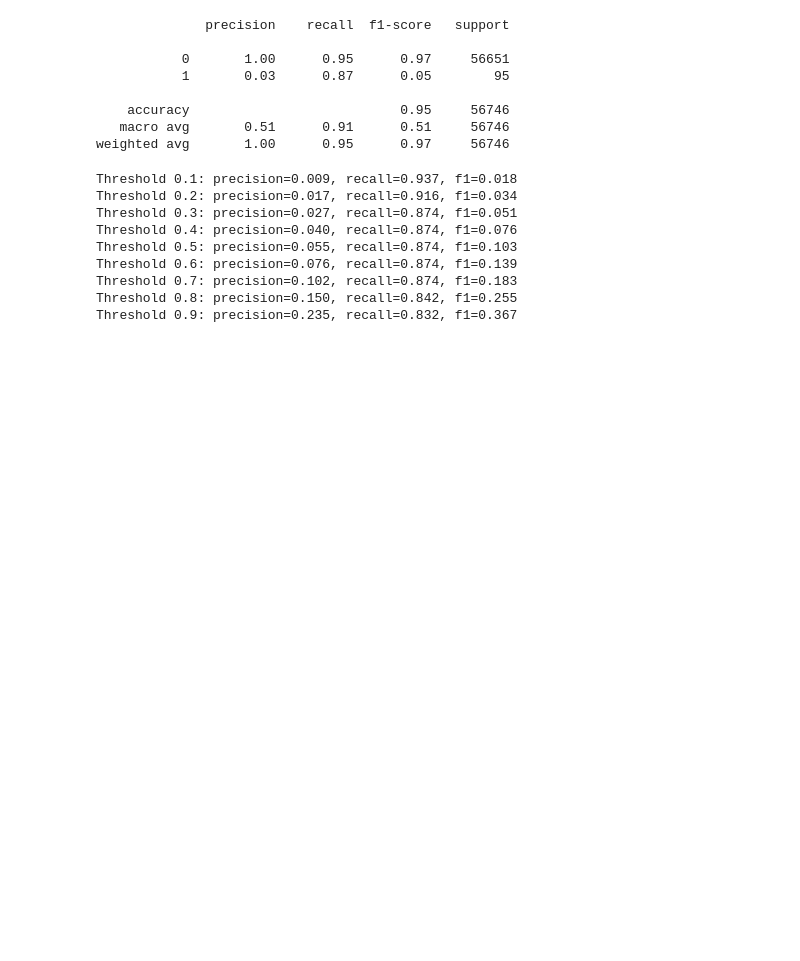
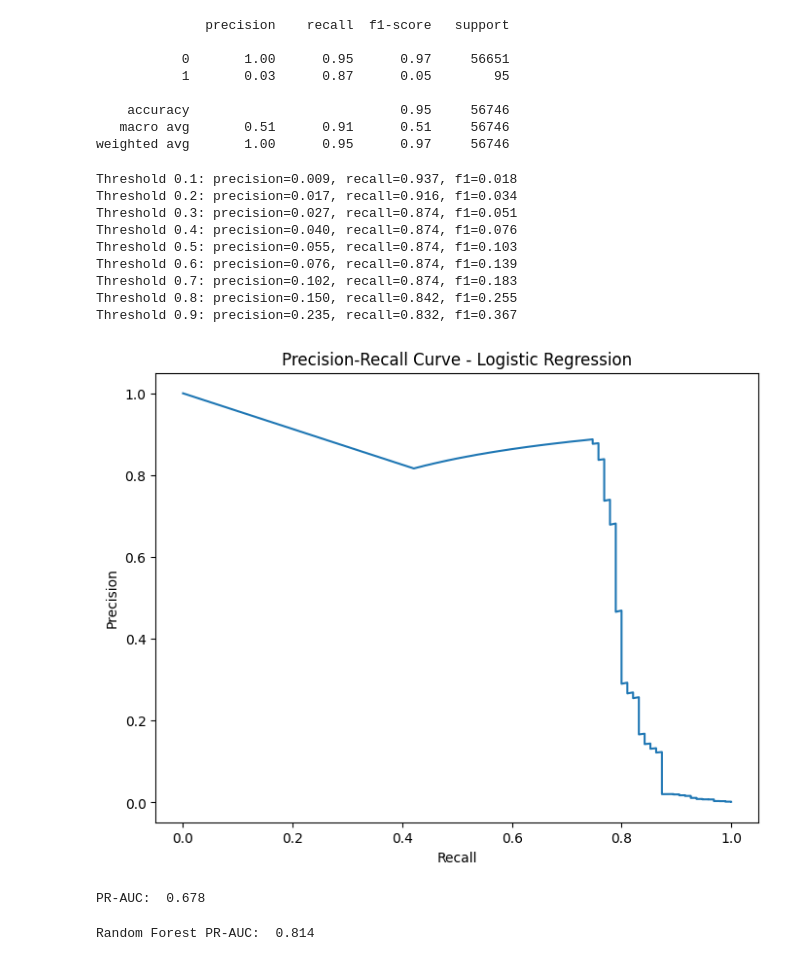
Before and after one commit to aevanss/credit-fraud-detection, a Jupyter notebook: notebooks/eda.ipynb, the cells around one changed output. Cells and saved outputs as stored; diff of their text form; code cells hidden in the pictures; blank space fills up the shorter version.

Commit message:
Train Random Forest, compare PR-AUC and threshold tradeoffs vs logistic regression

```diff
--- a/notebooks/eda.ipynb
+++ b/notebooks/eda.ipynb
@@ -340,3 +340,23 @@ Threshold 0.6: precision=0.076, recall=0.874, f1=0.139
 Threshold 0.7: precision=0.102, recall=0.874, f1=0.183
 Threshold 0.8: precision=0.150, recall=0.842, f1=0.255
 Threshold 0.9: precision=0.235, recall=0.832, f1=0.367
+# %%
+from sklearn.metrics import precision_recall_curve
+
+precisions, recalls, pr_thresholds = precision_recall_curve(y_test, y_proba_fraud) # this does automatically, at a much finer resolution, exactly what 9 threshold maunal loop did
+
+plt.figure(figsize=(8, 6))
+plt.plot(recalls, precisions)
+plt.xlabel('Recall')
+plt.ylabel('Precision')
+plt.title('Precision-Recall Curve - Logistic Regression')
+plt.show()
+# %% [output]
+[figure, added]
+# %%
+from sklearn.metrics import average_precision_score
+
+pr_auc = average_precision_score(y_test, y_proba_fraud)
+print(f"PR-AUC: {pr_auc: .3f}")
+# %% [output]
+PR-AUC:  0.678
@@ -342,0 +370,5 @@ Threshold 0.9: precision=0.235, recall=0.832, f1=0.367
+# %%
+pr_auc_rf = average_precision_score(y_test, y_proba_rf)
+print(f"Random Forest PR-AUC: {pr_auc_rf: .3f}")
+# %% [output]
+Random Forest PR-AUC:  0.814
```
Also changed, not shown: parts of 3 cells of this notebook.
